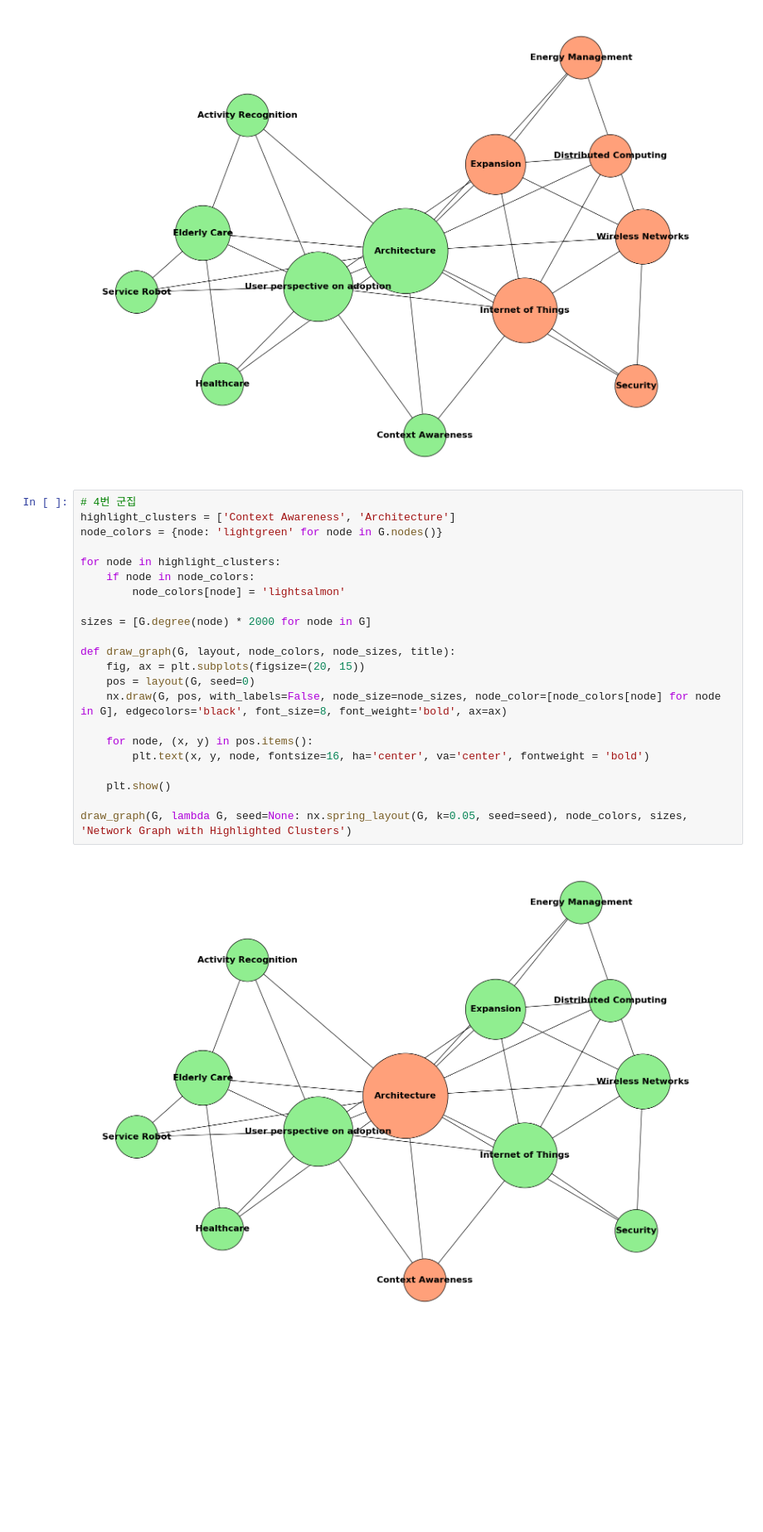
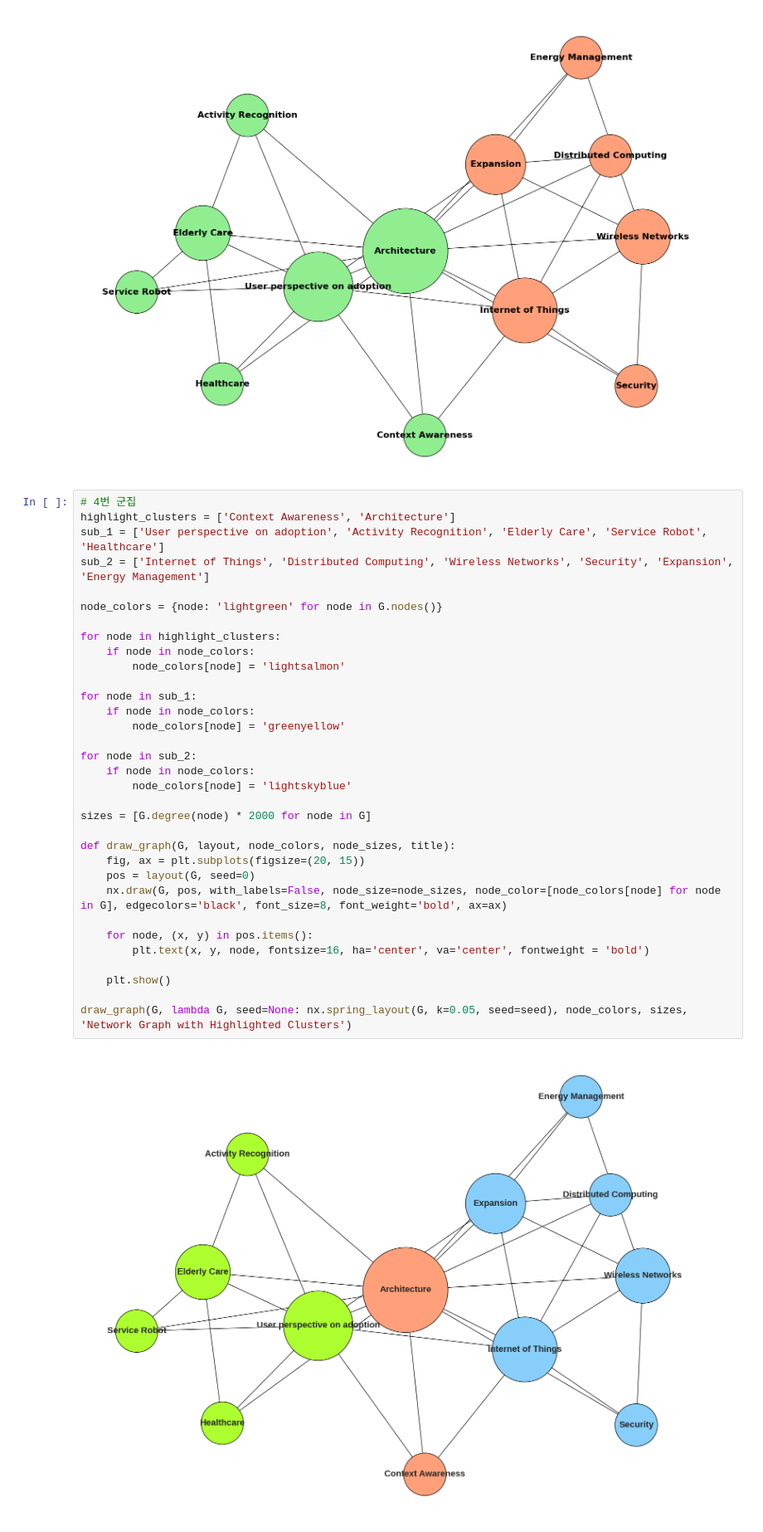
Before and after one commit to Geunhyeong-Han/shs-literature-text-mining, a Jupyter notebook: main.ipynb, the cells around one changed output. Shown at 83% size. Cells and saved outputs as stored; diff of their text form; blank space fills up the shorter version.

```diff
--- a/main.ipynb
+++ b/main.ipynb
@@ -1064,24 +1065,35 @@ draw_graph(G, lambda G, seed=None: nx.spring_layout(G, k=0.05, seed=seed), node_
 # %%
 # 4번 군집
 highlight_clusters = ['Context Awareness', 'Architecture']
+sub_1 = ['User perspective on adoption', 'Activity Recognition', 'Elderly Care', 'Service Robot', 'Healthcare']
+sub_2 = ['Internet of Things', 'Distributed Computing', 'Wireless Networks', 'Security', 'Expansion', 'Energy Management']
+
 node_colors = {node: 'lightgreen' for node in G.nodes()}
 
 for node in highlight_clusters:
     if node in node_colors:
         node_colors[node] = 'lightsalmon'
+
+for node in sub_1:
+    if node in node_colors:
+        node_colors[node] = 'greenyellow'
+
+for node in sub_2:
+    if node in node_colors:
+        node_colors[node] = 'lightskyblue'
 
 sizes = [G.degree(node) * 2000 for node in G]
 
 def draw_graph(G, layout, node_colors, node_sizes, title):
     fig, ax = plt.subplots(figsize=(20, 15))
     pos = layout(G, seed=0)
     nx.draw(G, pos, with_labels=False, node_size=node_sizes, node_color=[node_colors[node] for node in G], edgecolors='black', font_size=8, font_weight='bold', ax=ax)
 
     for node, (x, y) in pos.items():
         plt.text(x, y, node, fontsize=16, ha='center', va='center', fontweight = 'bold')
 
     plt.show()
 
 draw_graph(G, lambda G, seed=None: nx.spring_layout(G, k=0.05, seed=seed), node_colors, sizes, 'Network Graph with Highlighted Clusters')
 # %% [output]
-[figure, old version]
+[figure, new version]
```
Also changed, not shown: parts of 5 cells of this notebook.
